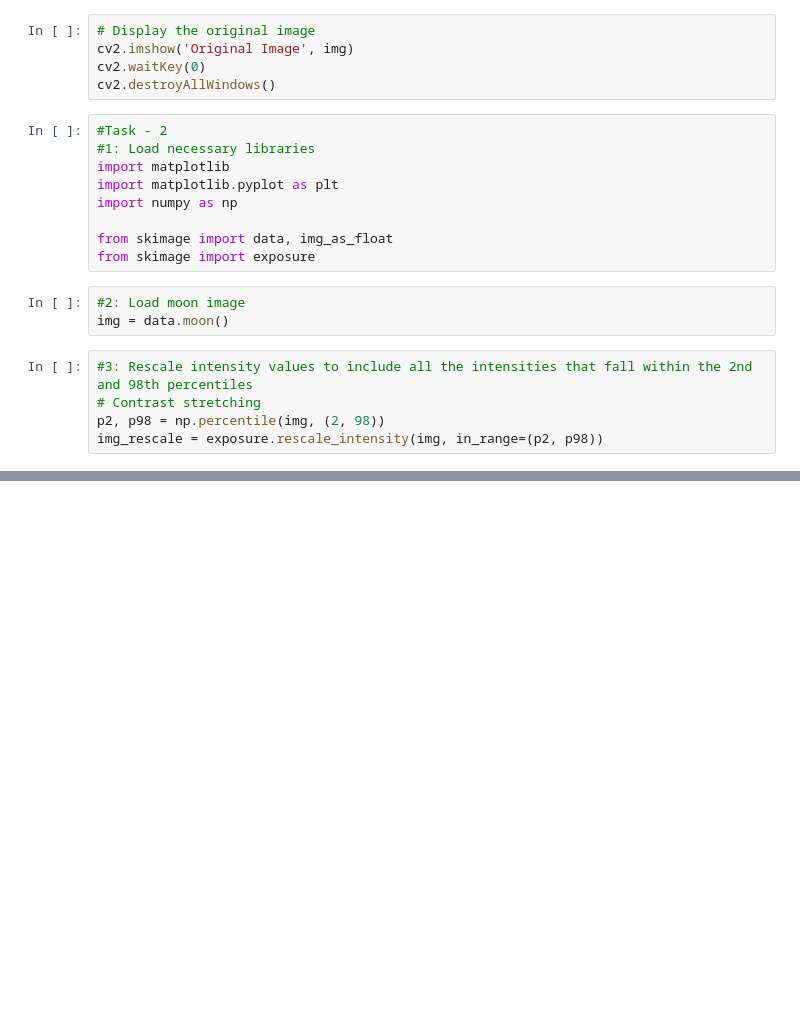
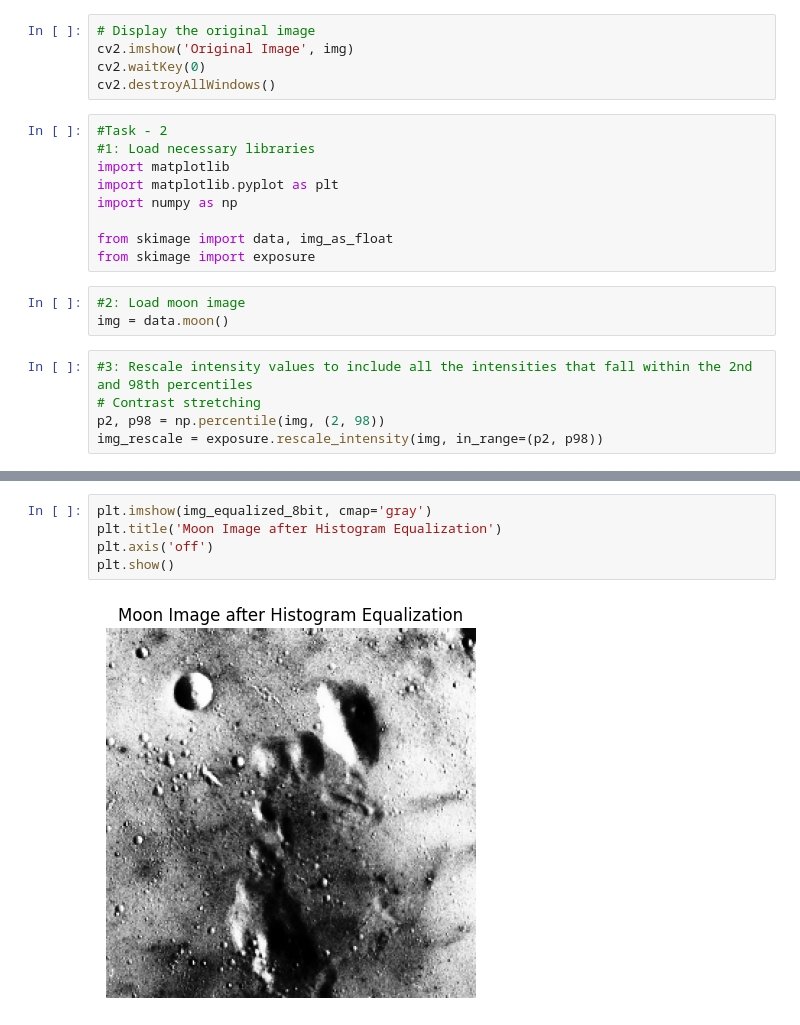
Before and after one commit to meshalbr/Image-processing-8MA2-Labs, a Jupyter notebook: lab-4/Untitled-2.ipynb, the cells around one changed output, grey strips where cells are left out. Drawn from its saved outputs; the diff is of its cells as text; blank space fills up the shorter version.

```diff
--- a/lab-4/Untitled-2.ipynb
+++ b/lab-4/Untitled-2.ipynb
@@ -53,0 +104,7 @@ img_rescale = exposure.rescale_intensity(img, in_range=(p2, p98))
+# %%
+plt.imshow(img_equalized_8bit, cmap='gray')
+plt.title('Moon Image after Histogram Equalization')
+plt.axis('off')
+plt.show()
+# %% [output]
+[figure, added]
```
Also changed, not shown: parts of 15 cells of this notebook, 3 other files.
